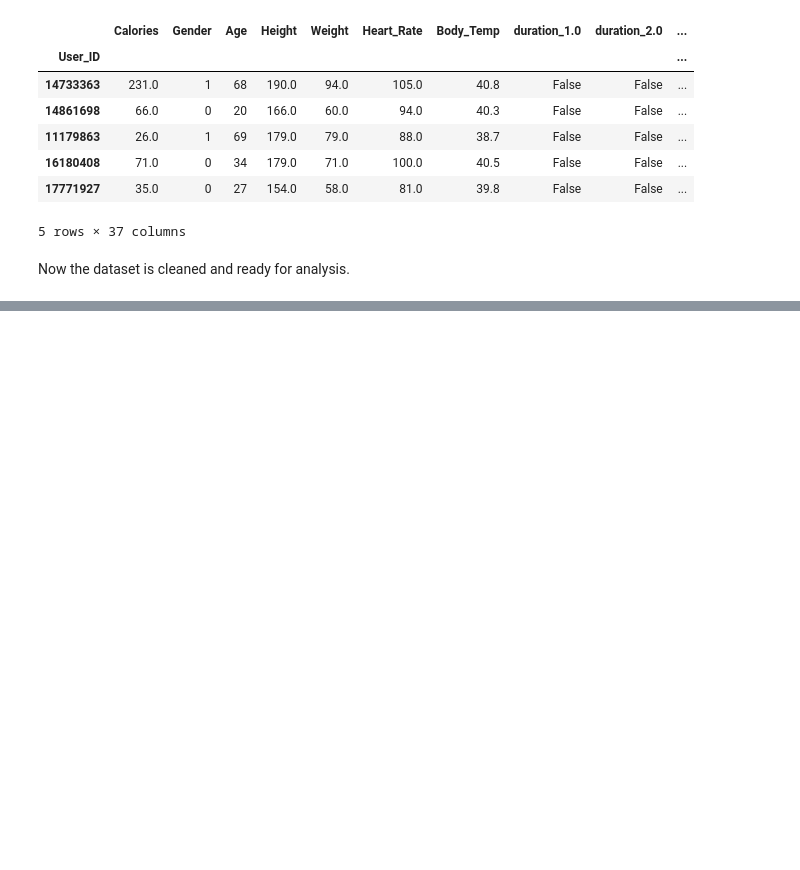
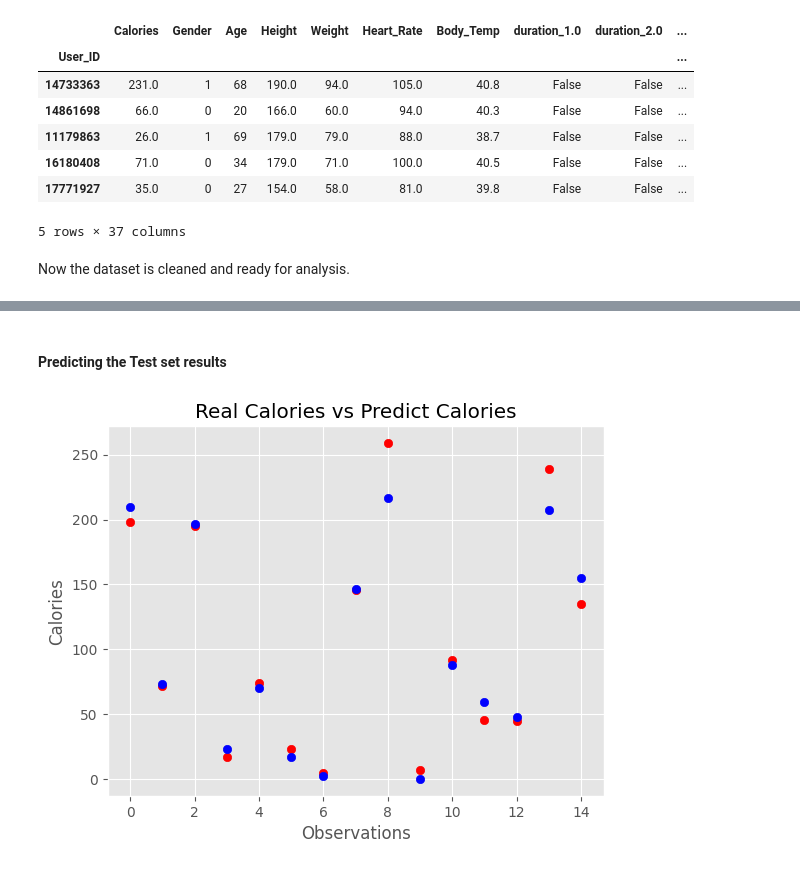
Before and after one commit to SadaruwanSRI/Analyzing-and-Predicting-Calories-Burned, a Jupyter notebook: Note_book.ipynb, the cells around one changed output, grey strips where cells are left out. Drawn from its saved outputs; the diff is of its cells as text; code cells hidden in the pictures; blank space fills up the shorter version.

Commit message:
Modeling_complete

```diff
--- a/Note_book.ipynb
+++ b/Note_book.ipynb
@@ -793,0 +809,14 @@ Now the dataset is cleaned and ready for analysis.
+# %%
+x = dataset.iloc[:,1:].values
+y = dataset.iloc[:,0].values
+# %%
+from sklearn.model_selection import train_test_split
+
+X_train,X_test,y_train,y_test = train_test_split(x,y,test_size=0.2,random_state=1)
+# %%
+from sklearn.preprocessing import StandardScaler
+
+sc = StandardScaler()
+
+X_train[:,3:] = sc.fit_transform(X_train[:,3:])
+X_test[:,3:] = sc.transform(X_test[:,3:])
@@ -793,0 +825,5 @@ Now the dataset is cleaned and ready for analysis.
+# %%
+from sklearn.linear_model import LinearRegression
+
+regressor = LinearRegression()
+regressor.fit(X_train,y_train)
@@ -793,0 +850,11 @@ Now the dataset is cleaned and ready for analysis.
+# %% [markdown]
+#### Predicting the Test set results
+# %%
+plt.scatter(x=range(0,15),y=y_test[0:15],color='red')
+plt.scatter(x=range(0,15),y=regressor.predict(X_test)[0:15],color='blue')
+plt.title("Real Calories vs Predict Calories")
+plt.xlabel("Observations")
+plt.ylabel("Calories")
+plt.show()
+# %% [output]
+[figure, added]
```
Also changed, not shown: parts of 21 cells of this notebook.
